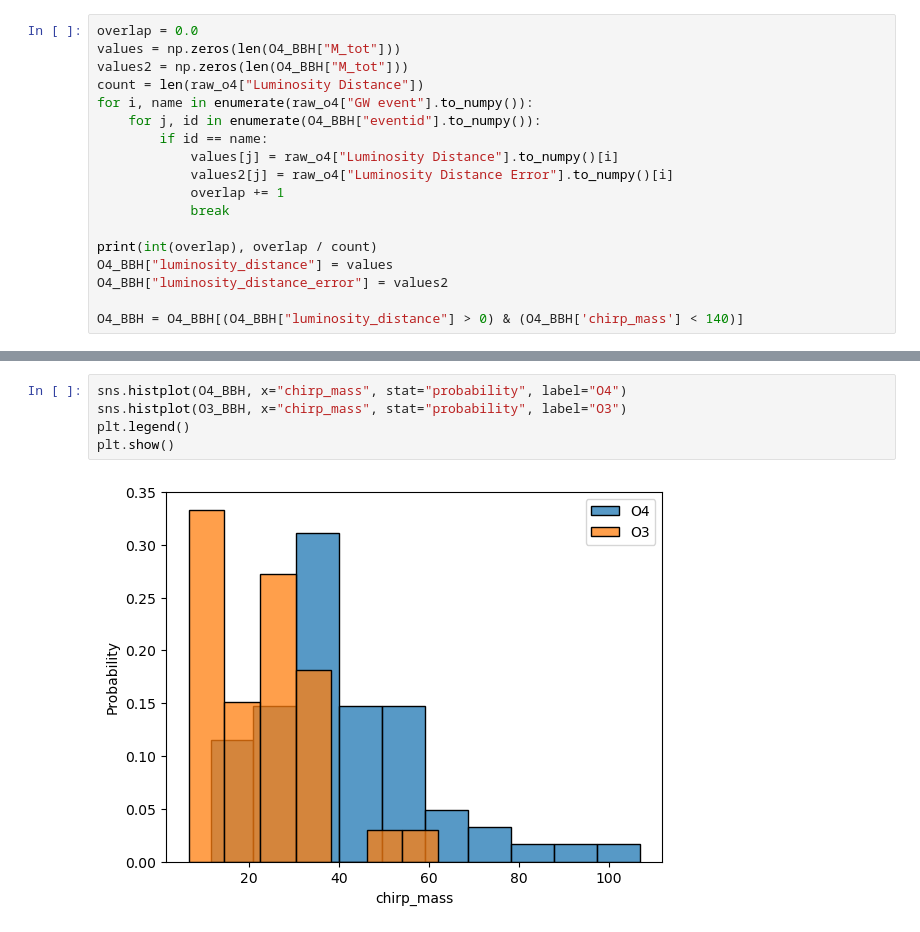
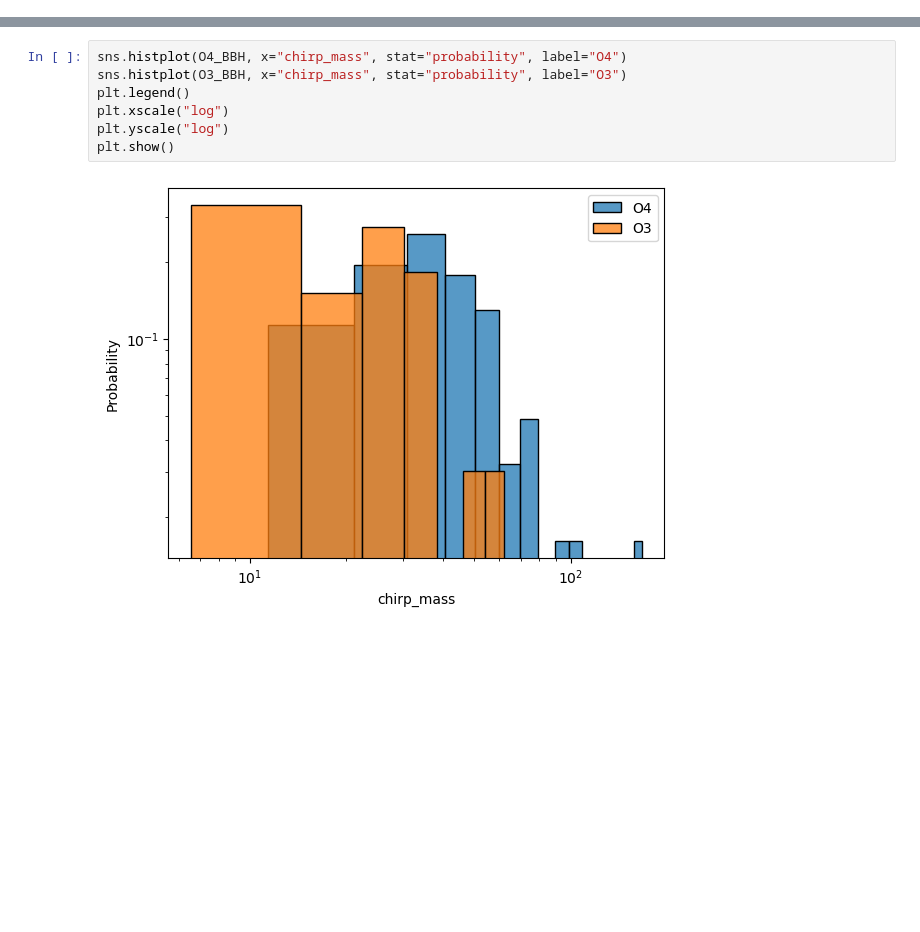
Before and after one commit to AndrewValentini/Gravitational-Waves-Research-23-24, a Jupyter notebook: Data Analysis/BBHDistributions.ipynb, the cells around one changed output, grey strips where cells are left out. Drawn from its saved outputs; the diff is of its cells as text; blank space fills up the shorter version.

```diff
--- a/Data Analysis/BBHDistributions.ipynb
+++ b/Data Analysis/BBHDistributions.ipynb
@@ -41,18 +9,0 @@ raw_o4["Luminosity Distance"] = np.array([float(str(d).split("±")[0]) for d in
-# %%
-overlap = 0.0
-values = np.zeros(len(O4_BBH["M_tot"]))
-values2 = np.zeros(len(O4_BBH["M_tot"]))
-count = len(raw_o4["Luminosity Distance"])
-for i, name in enumerate(raw_o4["GW event"].to_numpy()):
-    for j, id in enumerate(O4_BBH["eventid"].to_numpy()):
-        if id == name:
-            values[j] = raw_o4["Luminosity Distance"].to_numpy()[i]
-            values2[j] = raw_o4["Luminosity Distance Error"].to_numpy()[i]
-            overlap += 1
-            break
-
-print(int(overlap), overlap / count)
-O4_BBH["luminosity_distance"] = values
-O4_BBH["luminosity_distance_error"] = values2
-
-O4_BBH = O4_BBH[(O4_BBH["luminosity_distance"] > 0) & (O4_BBH['chirp_mass'] < 140)]
@@ -78,10 +34,12 @@ plt.show()
 # %%
 sns.histplot(O4_BBH, x="chirp_mass", stat="probability", label="O4")
 sns.histplot(O3_BBH, x="chirp_mass", stat="probability", label="O3")
 plt.legend()
+plt.xscale("log")
+plt.yscale("log")
 plt.show()
 # %% [output]
-[figure, old version]
+[figure, new version]
 # %%
 sns.histplot(O4_BBH, x="luminosity_distance", stat="count", label="O4")
 sns.histplot(O3_BBH, x="luminosity_distance", stat="count", label="O3")
```
Also changed, not shown: parts of 16 cells of this notebook, 1 other file.
